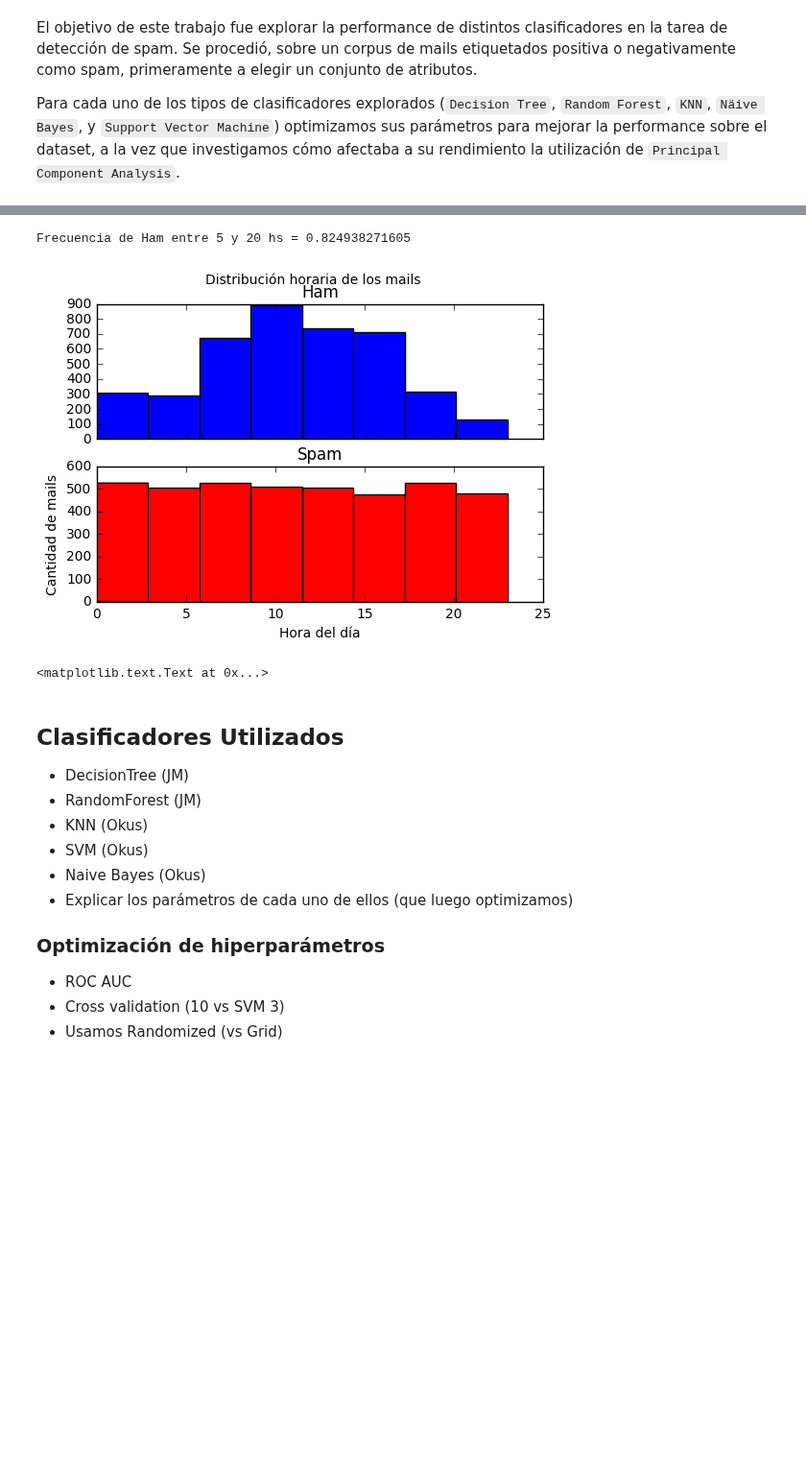
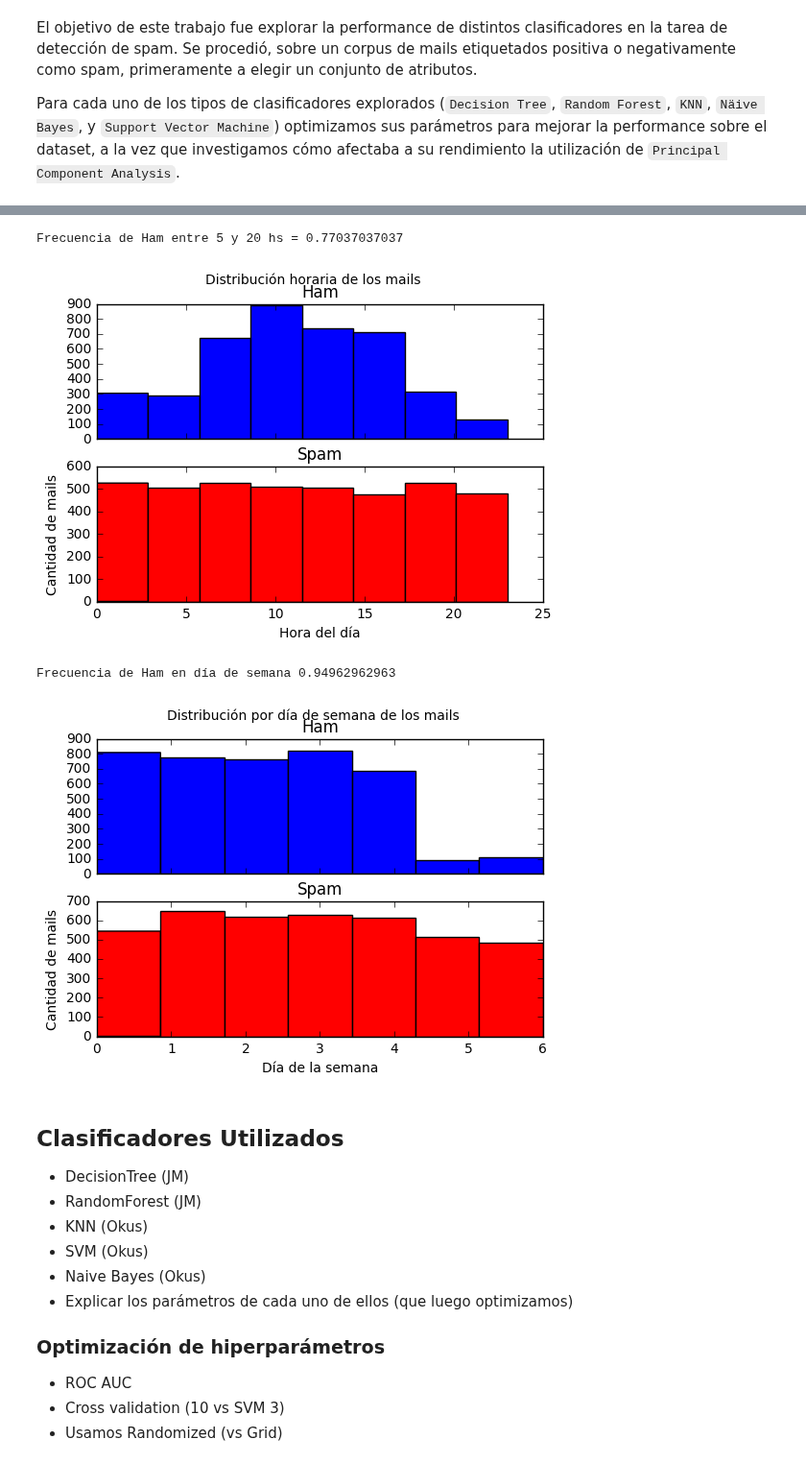
Before and after one commit to finiteautomata/tp-aa, a Jupyter notebook: notebooks/informe.ipynb, the cells around one changed output, grey strips where cells are left out. Shown at 96% size. Drawn from its saved outputs; the diff is of its cells as text; code cells hidden in the pictures; blank space fills up the shorter version.

```diff
--- a/notebooks/informe.ipynb
+++ b/notebooks/informe.ipynb
@@ -156,14 +156,33 @@ ham_hours =  ham.hour.value_counts(normalize=True)
 ham_hours.sort_index(0, inplace=True)
 
 
-print "Frecuencia de Ham entre 5 y 20 hs = %s" % sum(ham_hours[5:20])
+print "Frecuencia de Ham entre 5 y 20 hs = %s" % sum(ham_hours[7:20])
 # %% [output]
-Frecuencia de Ham entre 5 y 20 hs = 0.824938271605
+Frecuencia de Ham entre 5 y 20 hs = 0.77037037037
 [figure]
-# %%
-ax[0].title
-# %% [output]
-<matplotlib.text.Text at 0x...>
+# %%
+fig, ax = subplots(2, 1, sharex=True)
+
+nbins = 7
+
+ax[0].hist(ham.weekday, bins=nbins, color="blue");
+ax[0].set_title(u"Ham");
+ax[1].hist(spam.weekday, bins=nbins, color="red");
+ax[1].set_title(u"Spam");
+
+xlabel(u"Día de la semana");
+ylabel(u"Cantidad de mails");
+suptitle(u"Distribución por día de semana de los mails");
+
+
+ham_weekdays =  ham.weekday.value_counts(normalize=True)
+
+ham_weekdays.sort_index(0, inplace=True)
+
+print "Frecuencia de Ham en día de semana %s" % sum(ham_weekdays[0:5])
+# %% [output]
+Frecuencia de Ham en día de semana 0.94962962963
+[figure, added]
 # %% [markdown]
 ## Clasificadores Utilizados
 
```
Also changed, not shown: parts of 1 cell of this notebook.
